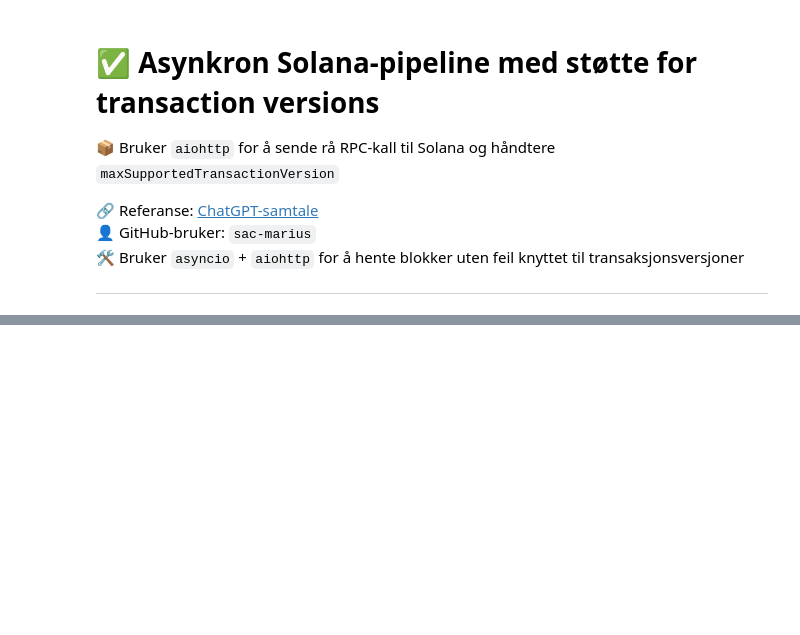
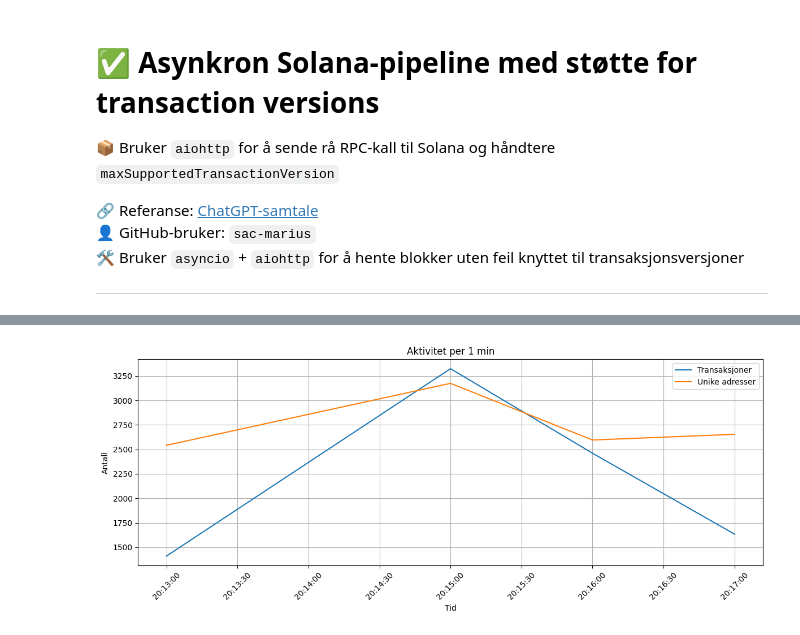
Before and after one commit to sac-marius/colab-test, a Jupyter notebook: solana_blocks_async_pipeline.ipynb, the cells around one changed output, grey strips where cells are left out. Drawn from its saved outputs; the diff is of its cells as text; code cells hidden in the pictures; blank space fills up the shorter version.

Commit message:
Opprettet med Colab. Plottet med 1 min intervall

```diff
--- a/solana_blocks_async_pipeline.ipynb
+++ b/solana_blocks_async_pipeline.ipynb
@@ -104,0 +142,12 @@ await main()
+# %%
+df['interval'] = df['timestamp'].dt.floor('1min')
+# %%
+tx_per_interval = df.groupby('interval').size().reset_index(name='num_transactions')
+# %%
+df['all_addresses'] = df['from_address'].astype(str) + ',' + df['to_address'].astype(str)
+df_exploded = df.assign(addresses=df['all_addresses'].str.split(',')).explode('addresses')
+
+unique_users = df_exploded.groupby('interval')['addresses'].nunique().reset_index(name='num_unique_users')
+# %%
+summary = pd.merge(tx_per_interval, unique_users, on='interval')
+summary
@@ -104,0 +160,16 @@ await main()
+# %%
+import matplotlib.pyplot as plt
+
+plt.figure(figsize=(12, 5))
+plt.plot(summary['interval'], summary['num_transactions'], label='Transaksjoner')
+plt.plot(summary['interval'], summary['num_unique_users'], label='Unike adresser')
+plt.xlabel("Tid")
+plt.ylabel("Antall")
+plt.title("Aktivitet per 1 min")
+plt.legend()
+plt.grid(True)
+plt.xticks(rotation=45)
+plt.tight_layout()
+plt.show()
+# %% [output]
+[figure, added]
```
Also changed, not shown: parts of 5 cells of this notebook.
